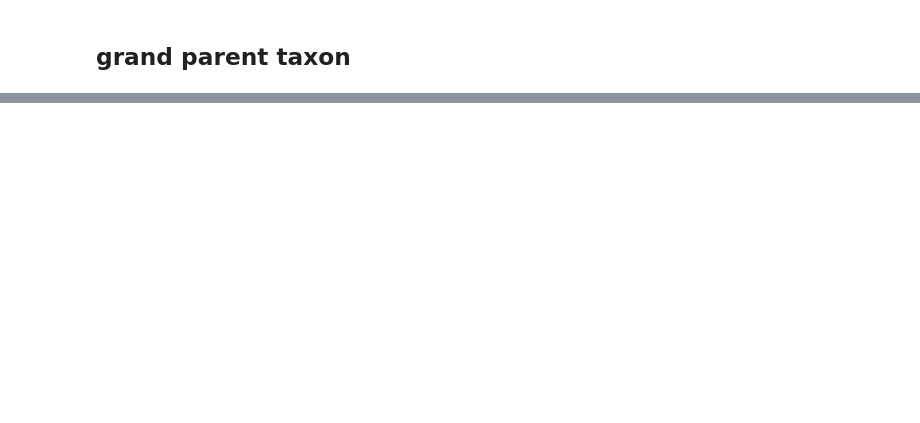
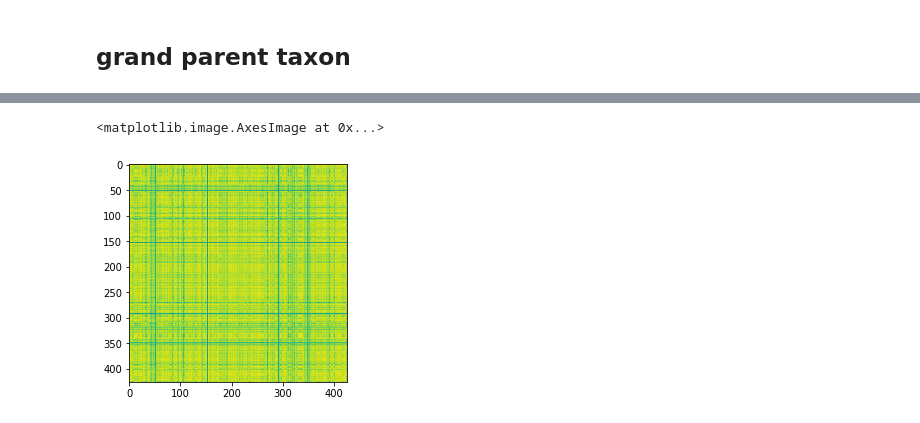
Before and after one commit to TRMT-Yuka/Bird_ontology_Project, a Jupyter notebook: notebook_bert.ipynb, the cells around one changed output, grey strips where cells are left out. Drawn from its saved outputs; the diff is of its cells as text; code cells hidden in the pictures; blank space fills up the shorter version.

Commit message:
add sound matrix ver.1

```diff
--- a/notebook_bert.ipynb
+++ b/notebook_bert.ipynb
@@ -81,0 +97,6 @@ for i, index_t in enumerate(predictions.indices):
+# %%
+col = [d["id"]+" :"+d["en_name"]+"/"+d["ja_name"] for d in with_sound]
+# %%
+import pandas as pd
+data = pd.DataFrame(index=range(len(col)), columns=col)
+data_jp = pd.DataFrame(index=range(len(col)), columns=col)
@@ -81,0 +107,8 @@ for i, index_t in enumerate(predictions.indices):
+# %%
+for i in range(len(with_sound)):
+    d1 = with_sound[i]
+    for j in range(len(with_sound)):
+        d2 = with_sound[j]
+        c_s = cos_sim(d1["en_embedding"].cpu(),d2["en_embedding"].cpu())
+        data.iat[i,j] = c_s
+        data.iat[j,i] = c_s
@@ -81,0 +179,7 @@ for i, index_t in enumerate(predictions.indices):
+# %%
+x = data.values.astype(dtype=float)
+# %%
+plt.imshow(x)
+# %% [output]
+<matplotlib.image.AxesImage at 0x...>
+[figure, added]
```
Also changed, not shown: parts of 63 cells of this notebook, 16 other files.
